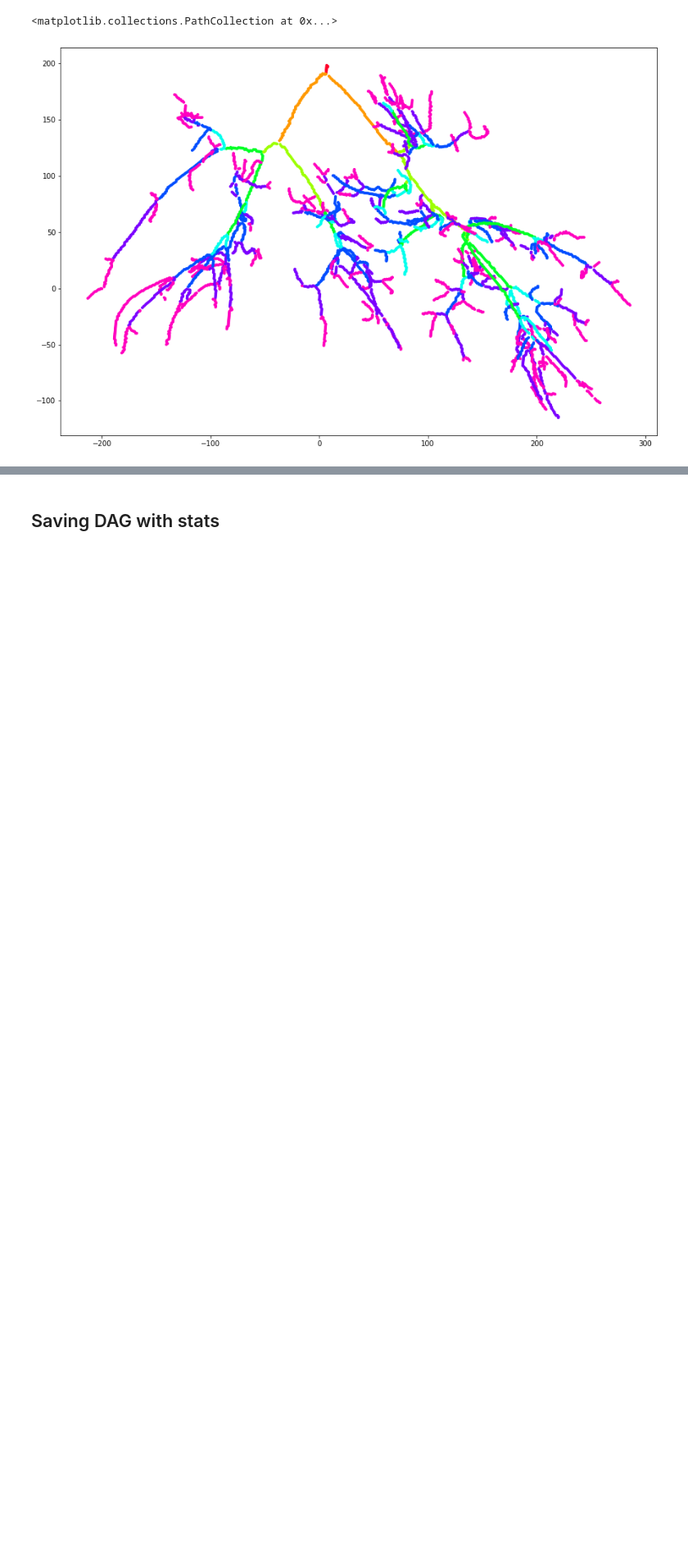
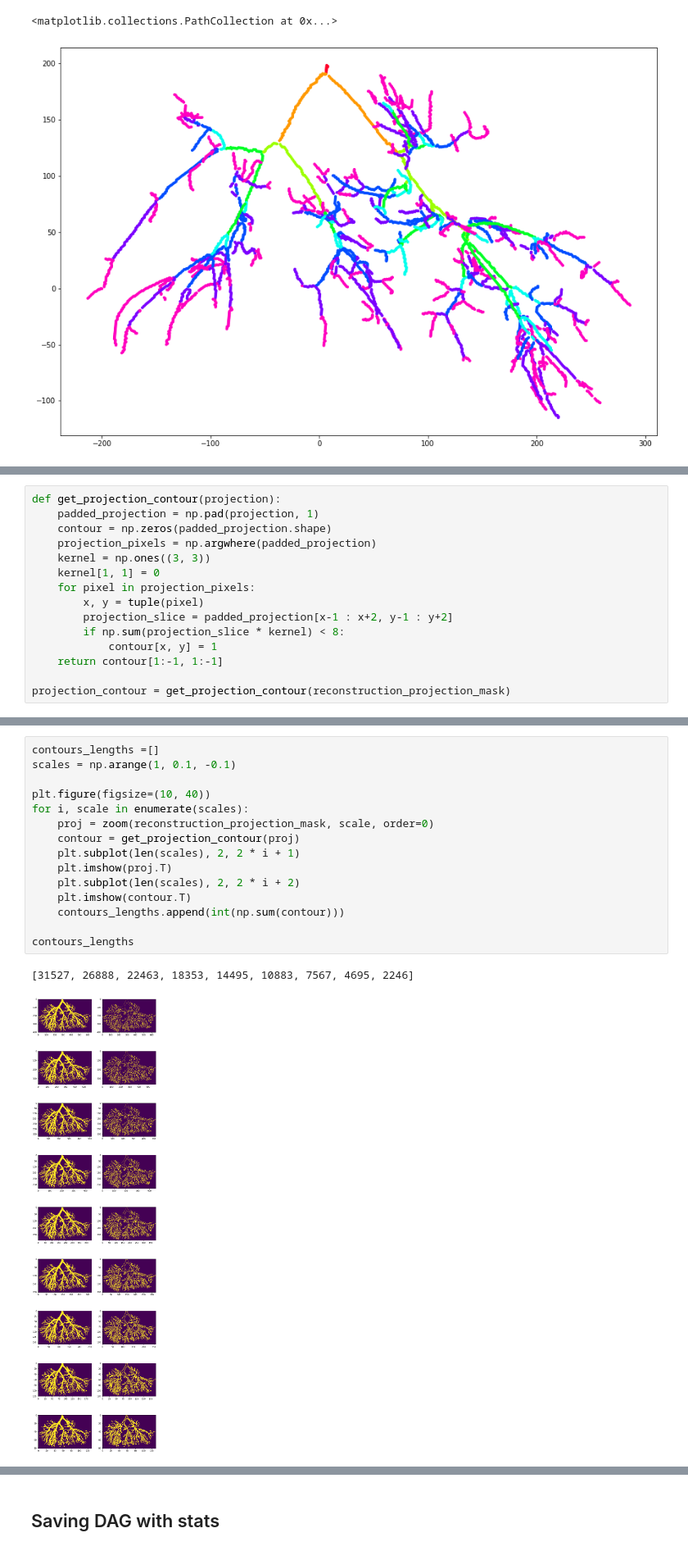
Before and after one commit to VitalBacon/RenalArterialTreeAnalysis, a Jupyter notebook: final-4-calculating-graph-stats.ipynb, the cells around one changed output, grey strips where cells are left out. Shown at 82% size. Drawn from its saved outputs; the diff is of its cells as text; blank space fills up the shorter version.

```diff
--- a/final-4-calculating-graph-stats.ipynb
+++ b/final-4-calculating-graph-stats.ipynb
@@ -538,0 +701,15 @@ plt.scatter(points[:, 0], points[:, 1], c=colors, s=9, cmap='gist_rainbow')
+# %%
+def get_projection_contour(projection):
+    padded_projection = np.pad(projection, 1)
+    contour = np.zeros(padded_projection.shape)
+    projection_pixels = np.argwhere(padded_projection)
+    kernel = np.ones((3, 3))
+    kernel[1, 1] = 0
+    for pixel in projection_pixels:
+        x, y = tuple(pixel)
+        projection_slice = padded_projection[x-1 : x+2, y-1 : y+2]
+        if np.sum(projection_slice * kernel) < 8:
+            contour[x, y] = 1
+    return contour[1:-1, 1:-1]
+
+projection_contour = get_projection_contour(reconstruction_projection_mask)
@@ -538,0 +720,18 @@ plt.scatter(points[:, 0], points[:, 1], c=colors, s=9, cmap='gist_rainbow')
+# %%
+contours_lengths =[]
+scales = np.arange(1, 0.1, -0.1)
+
+plt.figure(figsize=(10, 40))
+for i, scale in enumerate(scales):
+    proj = zoom(reconstruction_projection_mask, scale, order=0)
+    contour = get_projection_contour(proj)
+    plt.subplot(len(scales), 2, 2 * i + 1)
+    plt.imshow(proj.T)
+    plt.subplot(len(scales), 2, 2 * i + 2)
+    plt.imshow(contour.T)
+    contours_lengths.append(int(np.sum(contour)))
+
+contours_lengths
+# %% [output]
+[31527, 26888, 22463, 18353, 14495, 10883, 7567, 4695, 2246]
+[figure, added]
```
Also changed, not shown: parts of 34 cells of this notebook, 1 other file.
